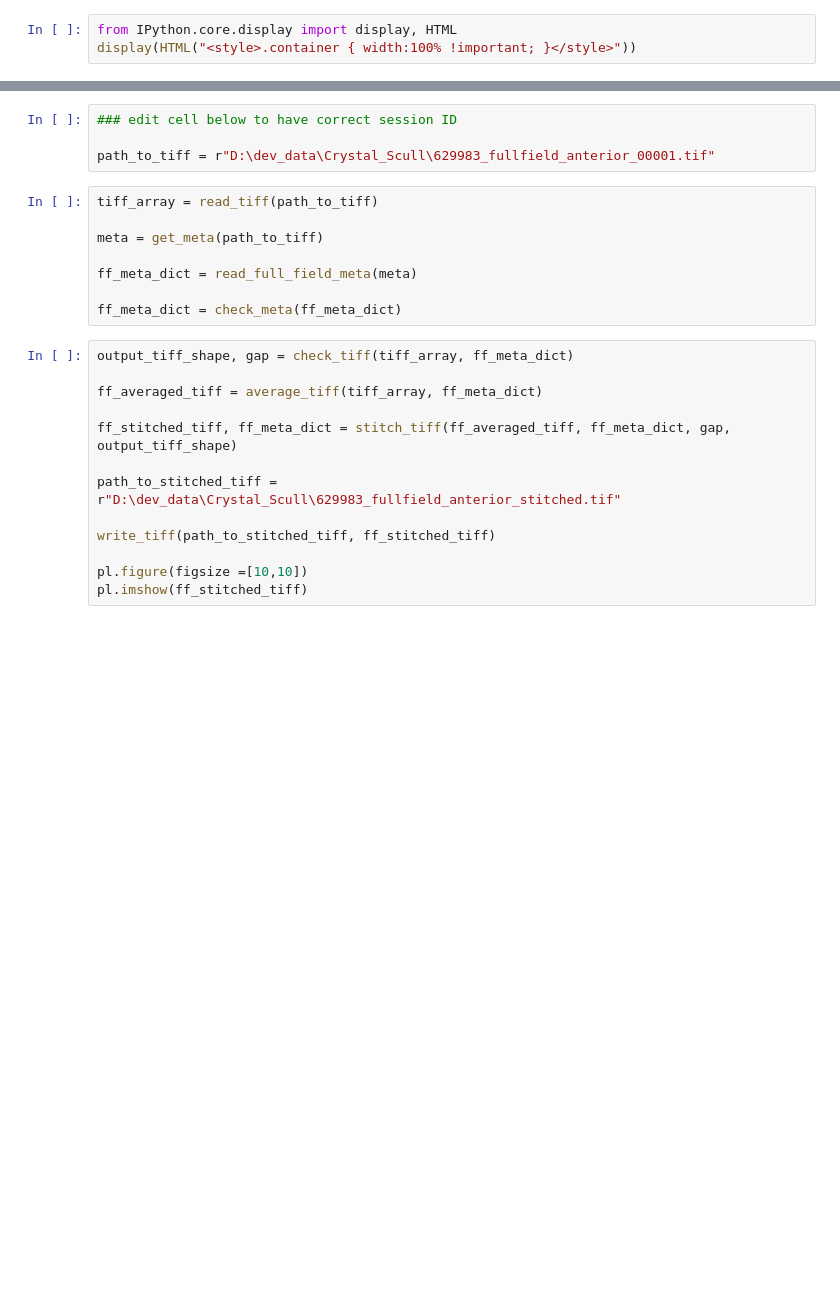
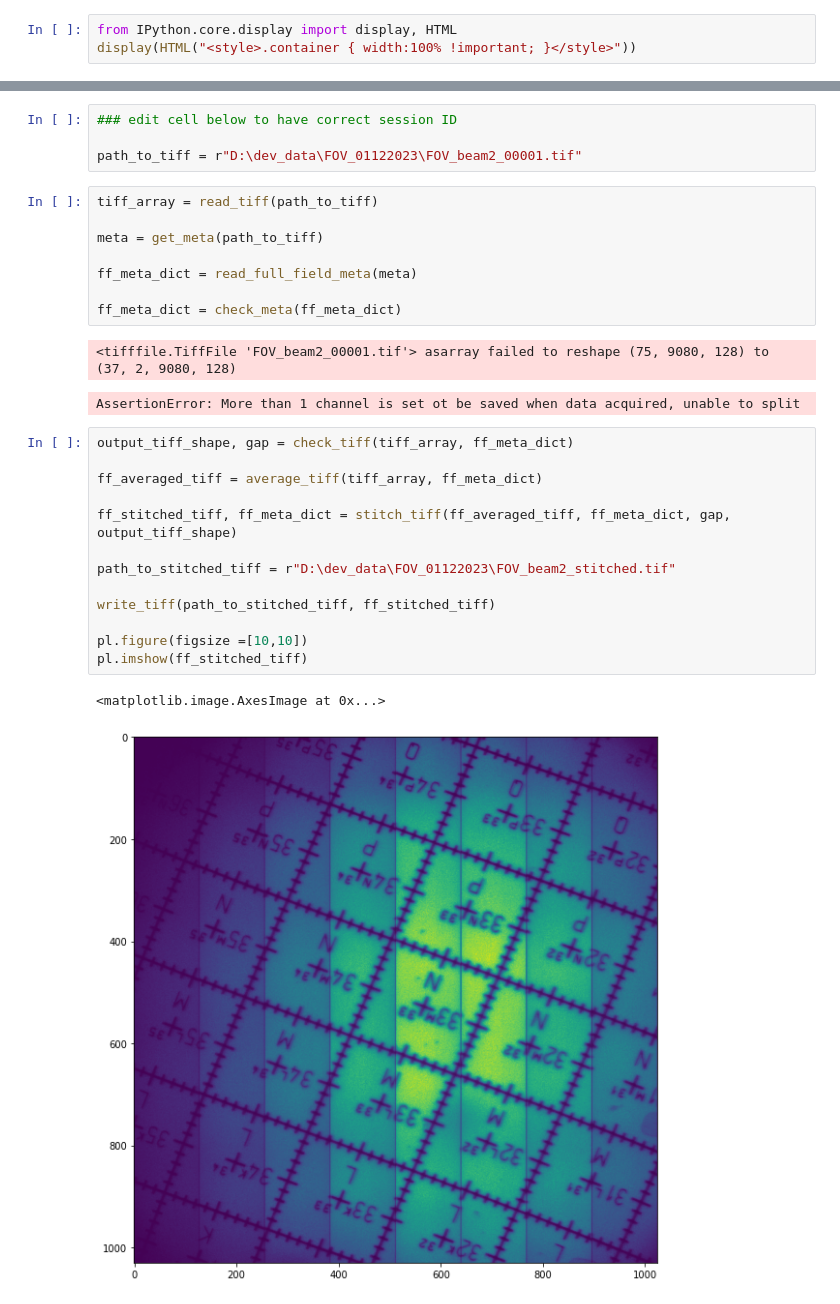
Before and after one commit to nataliaorlova/meso_tools, a Jupyter notebook: meso_tools/notebooks/fullfield_stitching_off_pipeline.ipynb, the cells around one changed output, grey strips where cells are left out. Saved outputs shown, nothing was run; the diff lists cells and outputs as text; blank space fills up the shorter version.

```diff
--- a/meso_tools/notebooks/fullfield_stitching_off_pipeline.ipynb
+++ b/meso_tools/notebooks/fullfield_stitching_off_pipeline.ipynb
@@ -9,7 +9,7 @@ from meso_tools.stitch_full_field import *
 # %%
 ### edit cell below to have correct session ID
 
-path_to_tiff = r"D:\dev_data\Crystal_Scull\629983_fullfield_anterior_00001.tif"
+path_to_tiff = r"D:\dev_data\FOV_01122023\FOV_beam2_00001.tif"
 # %%
 tiff_array = read_tiff(path_to_tiff)
 
@@ -18,16 +18,22 @@ meta = get_meta(path_to_tiff)
 ff_meta_dict = read_full_field_meta(meta)
 
 ff_meta_dict = check_meta(ff_meta_dict)
+# %% [output]
+<tifffile.TiffFile 'FOV_beam2_00001.tif'> asarray failed to reshape (75, 9080, 128) to (37, 2, 9080, 128)
+AssertionError: More than 1 channel is set ot be saved when data acquired, unable to split
 # %%
 output_tiff_shape, gap = check_tiff(tiff_array, ff_meta_dict)
 
 ff_averaged_tiff = average_tiff(tiff_array, ff_meta_dict)
 
 ff_stitched_tiff, ff_meta_dict = stitch_tiff(ff_averaged_tiff, ff_meta_dict, gap, output_tiff_shape)
 
-path_to_stitched_tiff = r"D:\dev_data\Crystal_Scull\629983_fullfield_anterior_stitched.tif"
+path_to_stitched_tiff = r"D:\dev_data\FOV_01122023\FOV_beam2_stitched.tif"
 
 write_tiff(path_to_stitched_tiff, ff_stitched_tiff)
 
 pl.figure(figsize =[10,10])
 pl.imshow(ff_stitched_tiff)
+# %% [output]
+<matplotlib.image.AxesImage at 0x...>
+[figure, added]
```
Also changed, not shown: parts of 1 cell of this notebook, 2 other files.
